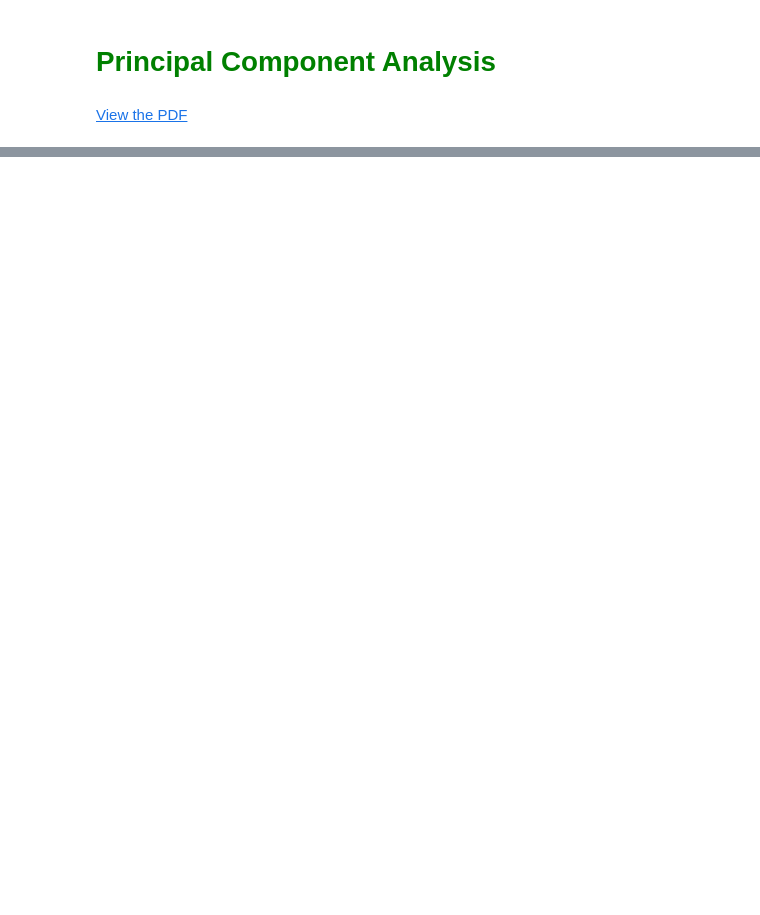
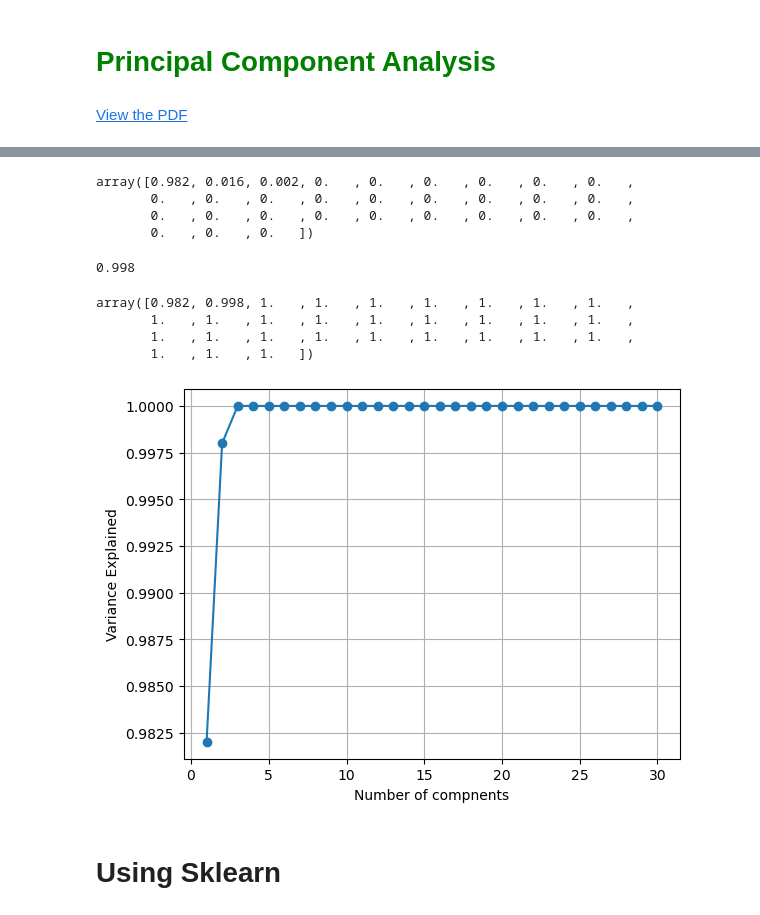
Before and after one commit to MdShajib53/ML, a Jupyter notebook: 006-Principal Component Analysis/Principal Component Analysis.ipynb, the cells around one changed output, grey strips where cells are left out. Cells and saved outputs as stored; diff of their text form; code cells hidden in the pictures; blank space fills up the shorter version.

```diff
--- a/006-Principal Component Analysis/Principal Component Analysis.ipynb
+++ b/006-Principal Component Analysis/Principal Component Analysis.ipynb
@@ -9,0 +47,2 @@ IFrame("006-Principal-Component-Analysis.pdf", width=1000, height=700)
+# %%
+lamdas, vectors = np.linalg.eig(S)
@@ -9,0 +133,22 @@ IFrame("006-Principal-Component-Analysis.pdf", width=1000, height=700)
+# %%
+total = sum(lamdas)
+# %%
+explained_variance = np.round(lamdas/total, 3)
+explained_variance
+# %% [output]
+array([0.982, 0.016, 0.002, 0.   , 0.   , 0.   , 0.   , 0.   , 0.   ,
+       0.   , 0.   , 0.   , 0.   , 0.   , 0.   , 0.   , 0.   , 0.   ,
+       0.   , 0.   , 0.   , 0.   , 0.   , 0.   , 0.   , 0.   , 0.   ,
+       0.   , 0.   , 0.   ])
+# %%
+explained_variance[:2].sum()
+# %% [output]
+0.998
+# %%
+cumulative_variance = np.cumsum(explained_variance)
+cumulative_variance
+# %% [output]
+array([0.982, 0.998, 1.   , 1.   , 1.   , 1.   , 1.   , 1.   , 1.   ,
+       1.   , 1.   , 1.   , 1.   , 1.   , 1.   , 1.   , 1.   , 1.   ,
+       1.   , 1.   , 1.   , 1.   , 1.   , 1.   , 1.   , 1.   , 1.   ,
+       1.   , 1.   , 1.   ])
@@ -9,0 +157,9 @@ IFrame("006-Principal-Component-Analysis.pdf", width=1000, height=700)
+# %%
+plt.plot(range(1, len(cumulative_variance)+1), cumulative_variance, marker="o")
+plt.xlabel('Number of compnents')
+plt.ylabel('Variance Explained')
+plt.grid('on')
+# %% [output]
+[figure, added]
+# %% [markdown]
+# Using Sklearn
```
Also changed, not shown: parts of 38 cells of this notebook.
